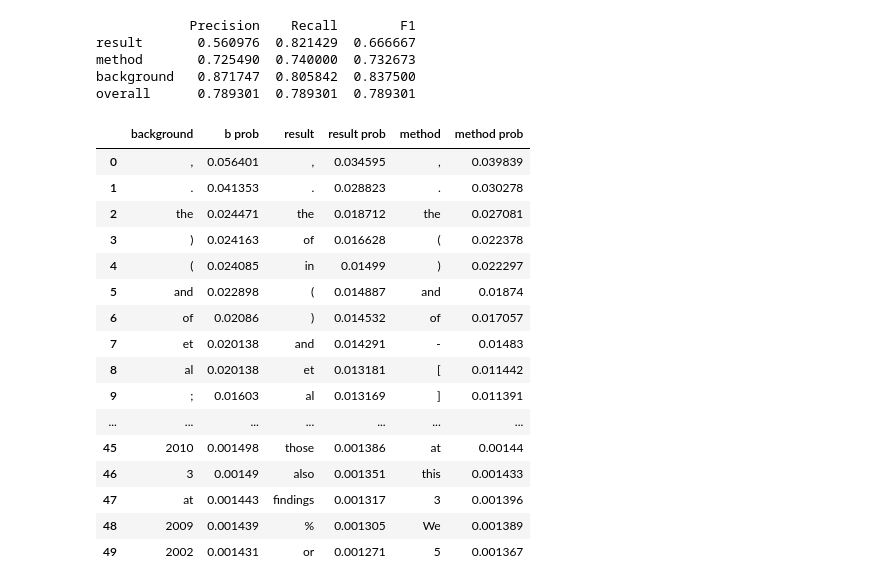
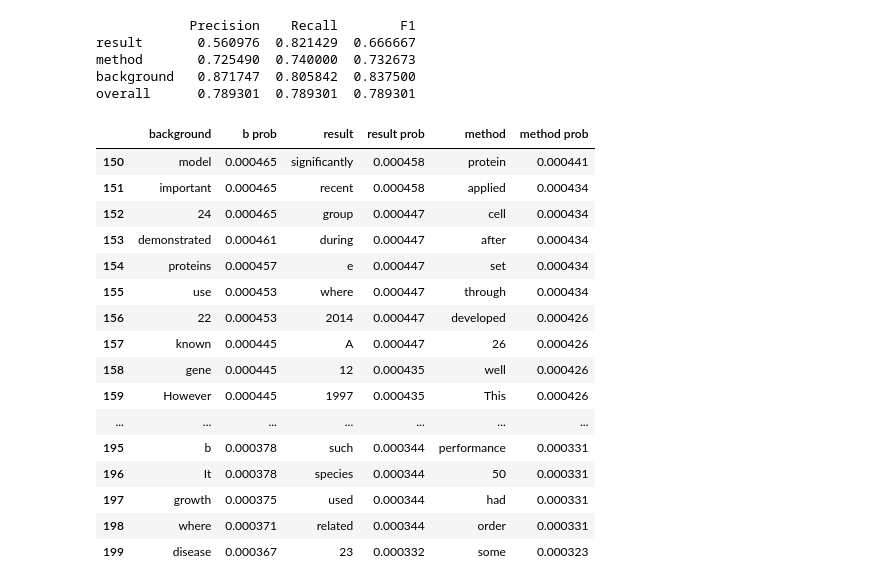
Before and after one commit to ChrisBagdon/Citation_Classification, a Jupyter notebook: tools.ipynb, the cells around one changed output. Drawn from its saved outputs; the diff is of its cells as text; code cells hidden in the pictures.

```diff
--- a/tools.ipynb
+++ b/tools.ipynb
@@ -254,25 +254,25 @@ background = pd.DataFrame(model.labels['background']['term_probs'].items()).sort
 result = pd.DataFrame(model.labels['result']['term_probs'].items()).sort_values(by=[1], ascending=False).reset_index()
 method = pd.DataFrame(model.labels['method']['term_probs'].items()).sort_values(by=[1], ascending=False).reset_index()
 
-term_prob = pd.DataFrame([background[0][:50],background[1][:50],result[0][:50],result[1][:50],method[0][:50],method[1][:50],]).transpose()
+term_prob = pd.DataFrame([background[0][:200],background[1][:200],result[0][:200],result[1][:200],method[0][:200],method[1][:200],]).transpose()
 # %%
 term_prob.columns = ['background','b prob', 'result', 'result prob', 'method', 'method prob']
-term_prob.head(50)
+term_prob.tail(50)
 # %% [output]
 |  | background | b prob | result | result prob | method | method prob |
-| 0 | , | 0.056401 | , | 0.034595 | , | 0.039839 |
-| 1 | . | 0.041353 | . | 0.028823 | . | 0.030278 |
-| 2 | the | 0.024471 | the | 0.018712 | the | 0.027081 |
-| 3 | ) | 0.024163 | of | 0.016628 | ( | 0.022378 |
-| 4 | ( | 0.024085 | in | 0.01499 | ) | 0.022297 |
-| 5 | and | 0.022898 | ( | 0.014887 | and | 0.01874 |
-| 6 | of | 0.02086 | ) | 0.014532 | of | 0.017057 |
-| 7 | et | 0.020138 | and | 0.014291 | - | 0.01483 |
-| 8 | al | 0.020138 | et | 0.013181 | [ | 0.011442 |
-| 9 | ; | 0.01603 | al | 0.013169 | ] | 0.011391 |
+| 150 | model | 0.000465 | significantly | 0.000458 | protein | 0.000441 |
+| 151 | important | 0.000465 | recent | 0.000458 | applied | 0.000434 |
+| 152 | 24 | 0.000465 | group | 0.000447 | cell | 0.000434 |
+| 153 | demonstrated | 0.000461 | during | 0.000447 | after | 0.000434 |
+| 154 | proteins | 0.000457 | e | 0.000447 | set | 0.000434 |
+| 155 | use | 0.000453 | where | 0.000447 | through | 0.000434 |
+| 156 | 22 | 0.000453 | 2014 | 0.000447 | developed | 0.000426 |
+| 157 | known | 0.000445 | A | 0.000447 | 26 | 0.000426 |
+| 158 | gene | 0.000445 | 12 | 0.000435 | well | 0.000426 |
+| 159 | However | 0.000445 | 1997 | 0.000435 | This | 0.000426 |
 | ... | ... | ... | ... | ... | ... | ... |
-| 45 | 2010 | 0.001498 | those | 0.001386 | at | 0.00144 |
-| 46 | 3 | 0.00149 | also | 0.001351 | this | 0.001433 |
-| 47 | at | 0.001443 | findings | 0.001317 | 3 | 0.001396 |
-| 48 | 2009 | 0.001439 | % | 0.001305 | We | 0.001389 |
-| 49 | 2002 | 0.001431 | or | 0.001271 | 5 | 0.001367 |
+| 195 | b | 0.000378 | such | 0.000344 | performance | 0.000331 |
+| 196 | It | 0.000378 | species | 0.000344 | 50 | 0.000331 |
+| 197 | growth | 0.000375 | used | 0.000344 | had | 0.000331 |
+| 198 | where | 0.000371 | related | 0.000344 | order | 0.000331 |
+| 199 | disease | 0.000367 | 23 | 0.000332 | some | 0.000323 |
```
Also changed, not shown: parts of 1 cell of this notebook.
